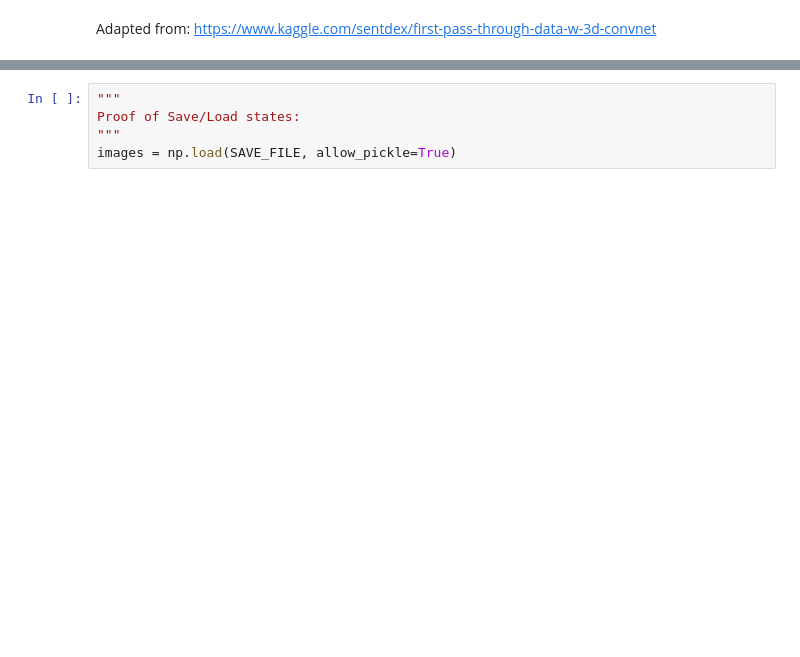
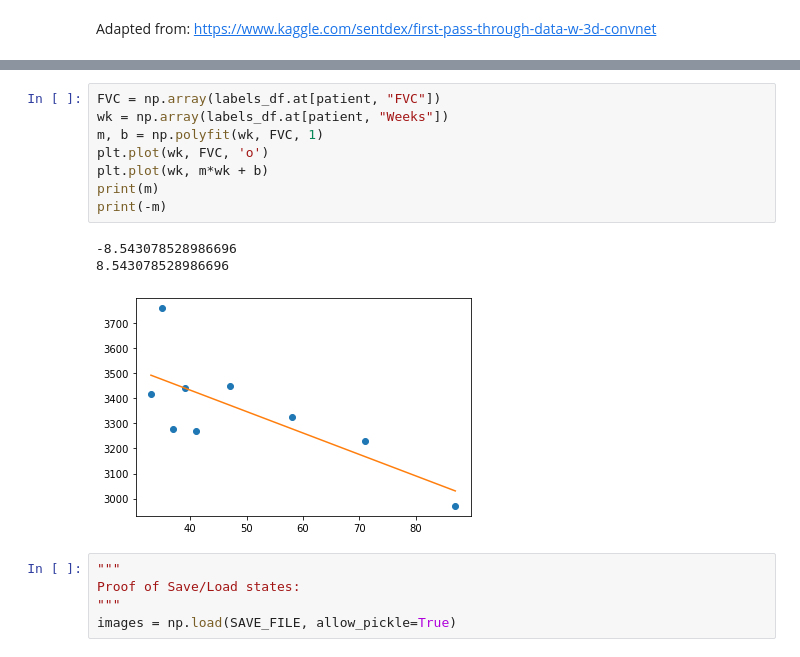
Before and after one commit to BrendosaurusRex/machine-learning-exigence, a Jupyter notebook: data_preprocessing.ipynb, the cells around one changed output, grey strips where cells are left out. Cells and saved outputs as stored; diff of their text form; blank space fills up the shorter version.

```diff
--- a/data_preprocessing.ipynb
+++ b/data_preprocessing.ipynb
@@ -165,3 +165,15 @@ print(512*512)
+# %%
+FVC = np.array(labels_df.at[patient, "FVC"])
+wk = np.array(labels_df.at[patient, "Weeks"])
+m, b = np.polyfit(wk, FVC, 1)
+plt.plot(wk, FVC, 'o')
+plt.plot(wk, m*wk + b)
+print(m)
+print(-m)
+# %% [output]
+-8.543078528986696
+8.543078528986696
+[figure, added]
 # %%
 """
 Proof of Save/Load states:
```
Also changed, not shown: parts of 9 cells of this notebook.
